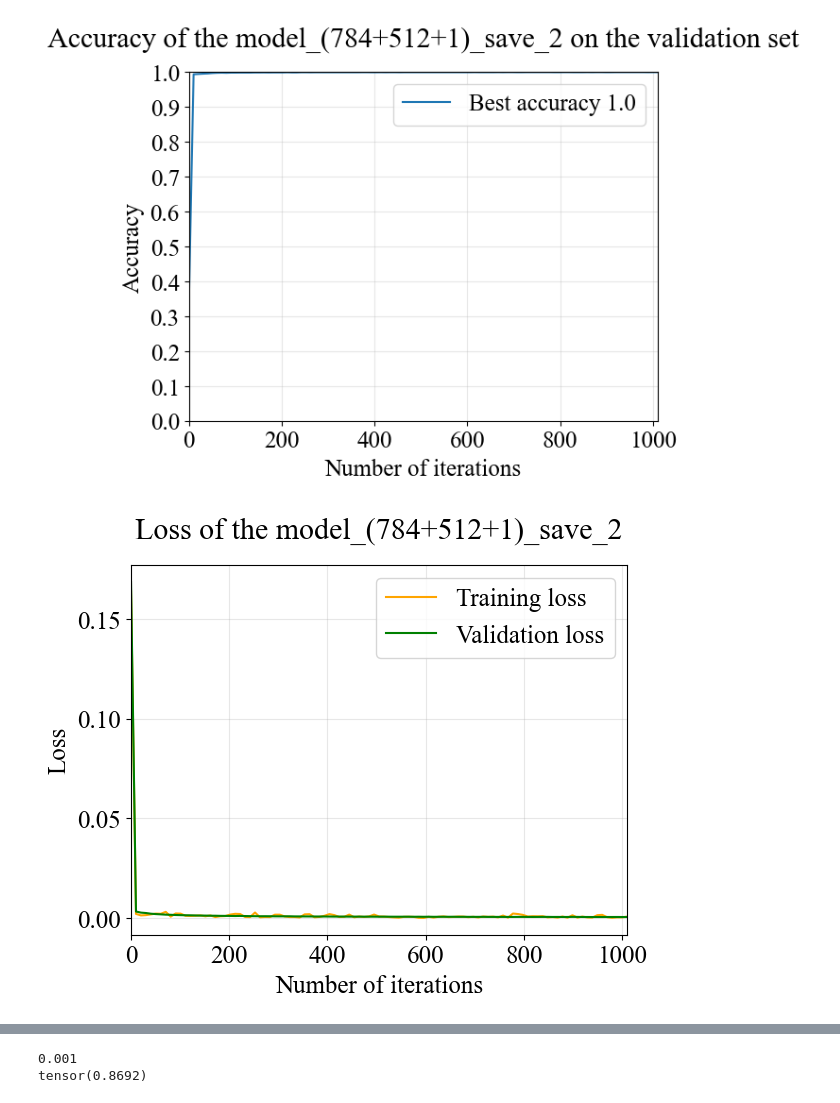
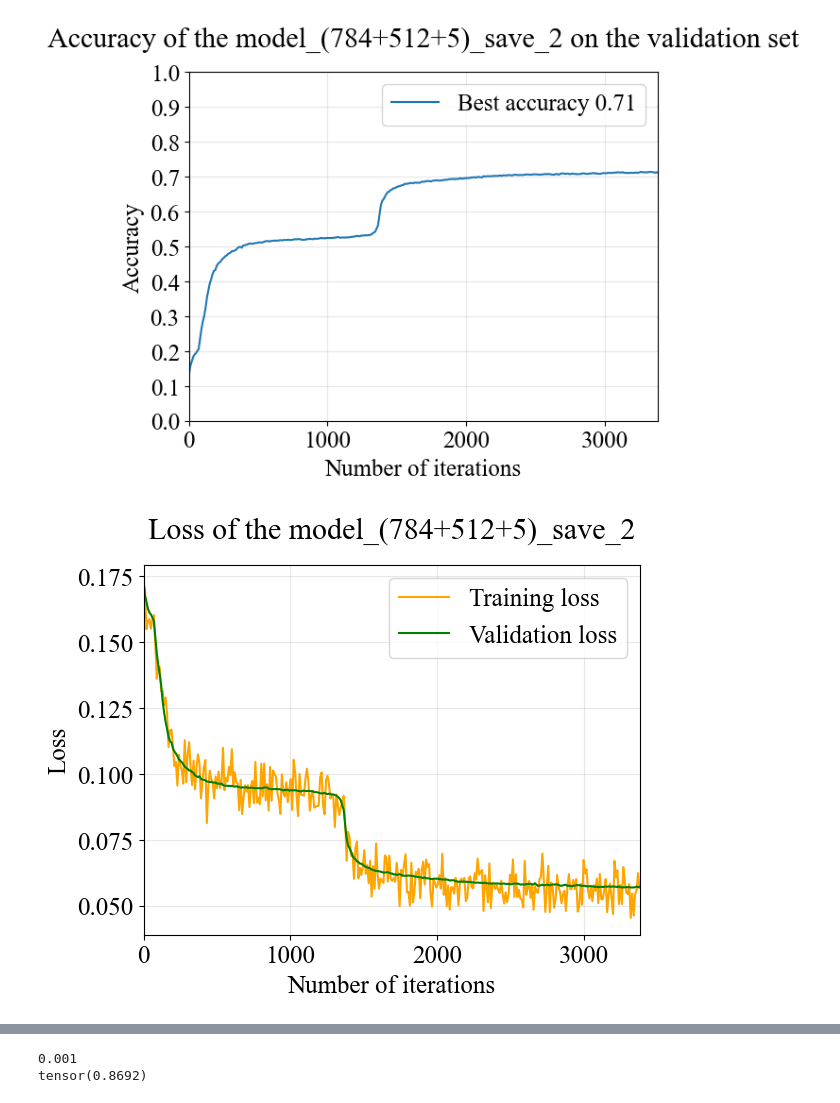
Before and after one commit to HugoVidal1/Stage_P3A_IdePHICS, a Jupyter notebook: fashion-mnist/classifiers_constructor.ipynb, the cells around one changed output, grey strips where cells are left out. Drawn from its saved outputs; the diff is of its cells as text; code cells hidden in the pictures.

```diff
--- a/fashion-mnist/classifiers_constructor.ipynb
+++ b/fashion-mnist/classifiers_constructor.ipynb
@@ -36,9 +37,9 @@ for i,y in enumerate(y_valid_raw):
 print(y_train.shape, y_valid.shape)
 
 # Binary reduction of the classes # To avoid using softmax, we regroup classes in two classes
-class_binary_reduction = True
-determination_des_classes = True
+class_binary_reduction = False
 if class_binary_reduction :
+    determination_des_classes = True
     if determination_des_classes :
         # Determination des classes
         class_list = []
@@ -87,5 +88,14 @@ if class_binary_reduction :
     # y_valid = 2*(y_valid-0.5)
 
     print(x_train.shape, y_train.shape, y_train[0:10], x_valid.shape, y_valid.shape)
+
+number_of_classes_reduction = True
+if number_of_classes_reduction:
+    number_of_classes = 5
+    classes = torch.linspace(0,number_of_classes-1, number_of_classes, dtype = int)
+    mask_train , mask_valid = y_train[:,classes].sum(1) > 0, y_valid[:,classes].sum(1) > 0
+    print(mask_train.shape)
+    x_train, y_train = x_train[mask_train], y_train[mask_train][:, classes]
+    x_valid, y_valid = x_valid[mask_valid], y_valid[mask_valid][:, classes]
 # %% [output]
 torch.Size([60000, 10]) torch.Size([10000, 10])
@@ -823,4 +707,4 @@ Iteration 1000 Training loss 0.12054197490215302 Validation loss 0.1211603209376
 # %%
-model_2_layer = two_layer_NN(784,2048,10)
+model_2_layer = two_layer_NN(784,512,5)
 # %%
-model_2_layer.train_layers(x_train,y_train, x_valid, y_valid, 2, 1e-4, 0, 0, 1, 0.01, 10)
+model_2_layer.train_layers(x_train,y_train, x_valid, y_valid, 2, 1e-5, 0, 0, 1, 0.01, 10, observation_by_class = True)
@@ -834,11 +737,13 @@ model_3_layer_1_untrained = three_layer_NN(784, 2048, 2048, 10)
 model_3_layer_1_untrained.train_layers(x_train, y_train, x_valid, y_valid, 2, 1e-4, 0, 0, 0, 1, 0.01, 10, True, False, True)
 # %%
 save = True
-date = "01_05_25_"
+accuracies_by_class = True
+
+date = "02_05_25_"
 if save :
     # Save the model
-    model = binary_model_2_layer
-    model_name = "model_(784+512+1)_save_2"
+    model = model_2_layer
+    model_name = "model_(784+512+5)_save_2"
     save_path = "Classifiers/" + date + model_name + "/"
     os.makedirs(save_path, exist_ok=True)
     torch.save(model , save_path + model_name + ".pt")
@@ -892,32 +797,61 @@ if save :
     plt.grid(alpha=0.3)
     plt.title("Accuracy of the " + model_name + " on the validation set", pad = 20)
     plt.legend()
     plt.savefig(save_path + "figures/kappa_accuracy_of_" + model_name + ".png", bbox_inches='tight')
     plt.savefig(save_path + "figures/kappa_accuracy_of_" + model_name + ".svg", bbox_inches='tight')
     data = np.column_stack((kappa, model.accuracy_trajectory))
     np.savetxt(save_path + "figures/kappa_accuracy_" + model_name + ".txt", data, delimiter=",", header="kappa, accuracy")
     plt.show()
 
     # Plot training and validation loss
     kappa = [np.log(n)/np.log(model.input_dimension) for n in np.linspace(1, len(model.training_loss_trajectory)*model.observation_rate, len(model.training_loss_trajectory))]
     plt.plot(kappa, model.training_loss_trajectory, label = "Training loss", color = "orange")
     plt.plot(kappa, model.validation_loss_trajectory, label = "Validation loss", color = "green")
     plt.xlim(0, np.max(kappa))
     plt.xlabel(r"$\kappa  = \frac{ln(n)}{ln(d)}$")
     plt.ylabel("Loss")
     plt.grid(alpha=0.3)
     plt.title("Loss of the " + model_name, pad = 20)
     plt.legend()
     plt.savefig(save_path + "figures/kappa_loss_of_" + model_name + ".png", bbox_inches='tight')
     plt.savefig(save_path + "figures/kappa_loss_of_" + model_name + ".svg", bbox_inches='tight')
     data_training = np.column_stack((kappa, model.training_loss_trajectory))
     np.savetxt(save_path + "figures/kappa_loss_training_" + model_name + ".txt", data_training, delimiter=",", header="kappa, training_loss")
     data_validation = np.column_stack((kappa, model.validation_loss_trajectory))
     np.savetxt(save_path + "figures/kappa_loss_validation_" + model_name + ".txt", data_validation, delimiter=",", header="kappa, validation_loss")
     plt.show()
 
+    # if accuracies_by_class :
+    #     for i in range(len(model.classes_accuracies_trajectories[0])) :
+    #         plt.plot(np.linspace(1,len(model.classes_accuracies_trajectories)*model.observation_rate, len(model.classes_accuracies_trajectories)), model.classes_accuracies_trajectories[:][i], label = 'Classe' + str(i))
+    #     plt.xlim(0, len(model.classes_accuracies_trajectories)*model.observation_rate)
+    #     plt.xlabel('Number of iterations')
+    #     plt.ylabel("Loss")
+    #     plt.grid(alpha=0.3)
+    #     plt.title("Losses of the " + model_name + ' for each classes', pad = 20)
+    #     plt.legend()
+    #     plt.savefig(save_path + "figures/Accuracies_of_the_" + model_name + "for_each_classes.png", bbox_inches='tight')
+    #     plt.savefig(save_path + "figures/Accuracies_of_the_" + model_name + "for_each_classes.svg", bbox_inches='tight')
+    #     data_validation = np.column_stack(np.linspace(1,len(model.classes_accuracies_trajectories)*model.observation_rate, model.validation_loss_trajectory))
+    #     np.savetxt(save_path + "figures/Accuracies_of_the_" + model_name + "for_each_classes.txt", data_validation, delimiter=",", header="N_iter, validation_loss")
+    #     plt.show()
+
+    #     kappa = [np.log(n)/np.log(model.input_dimension) for n in np.linspace(1, len(model.classes_accuracies_trajectories)*model.observation_rate, len(model.classes_accuracies_trajectories))]
+    #     for i in range(len(model.classes_accuracies_trajectories[0])) :
+    #         plt.plot(kappa, model.classes_accuracies_trajectories[:][i], label = 'Classe' + str(i))
+    #     plt.xlim(0, mp.max(kappa))
+    #     plt.xlabel(r"$\kappa  = \frac{ln(n)}{ln(d)}$")
+    #     plt.ylabel("Accuracy")
+    #     plt.grid(alpha=0.3)
+    #     plt.title("Accuracies of the " + model_name + ' for each classes', pad = 20)
+    #     plt.legend()
+    #     plt.savefig(save_path + "figures/kappa_ccuracies_of_the_" + model_name + "for_each_classes.png", bbox_inches='tight')
+    #     plt.savefig(save_path + "figures/kappa_ccuracies_of_the_" + model_name + "for_each_classes.svg", bbox_inches='tight')
+    #     data_validation = np.column_stack(kappa, model.classes_accuracies_trajectories))
+    #     np.savetxt(save_path + "figures/kappa_accuracies_of_the_" + model_name + "for_each_classes.txt", data_validation, delimiter=",", header="kappa, validation_loss")
+    #     plt.show()
 else:
     print("No save")
 # %% [output]
-[figure, old version]
+[figure, new version]
-[figure, old version]
+[figure, new version]
```
Also changed, not shown: parts of 9 cells of this notebook, 45 other files.
